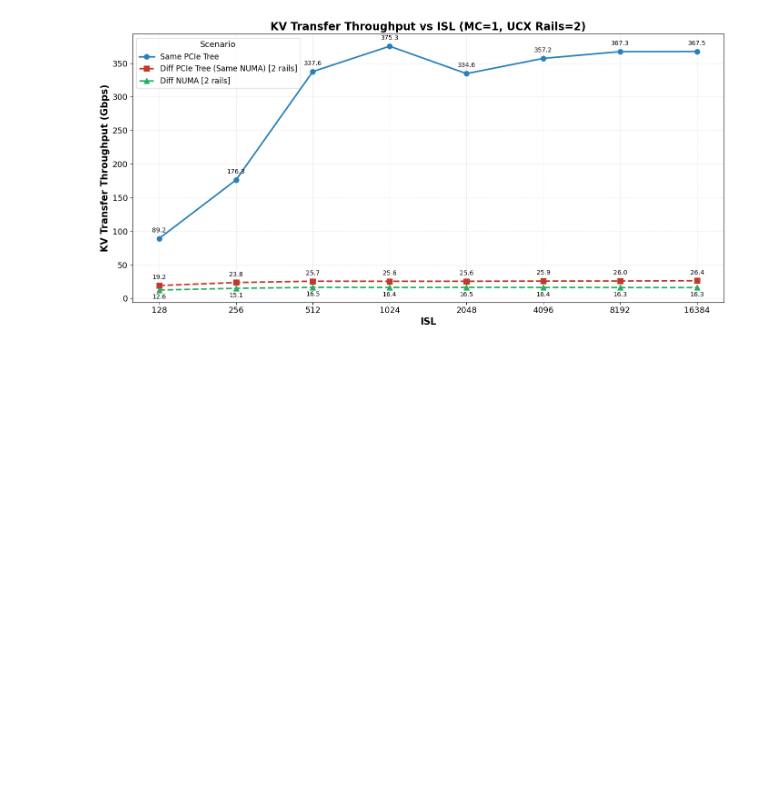
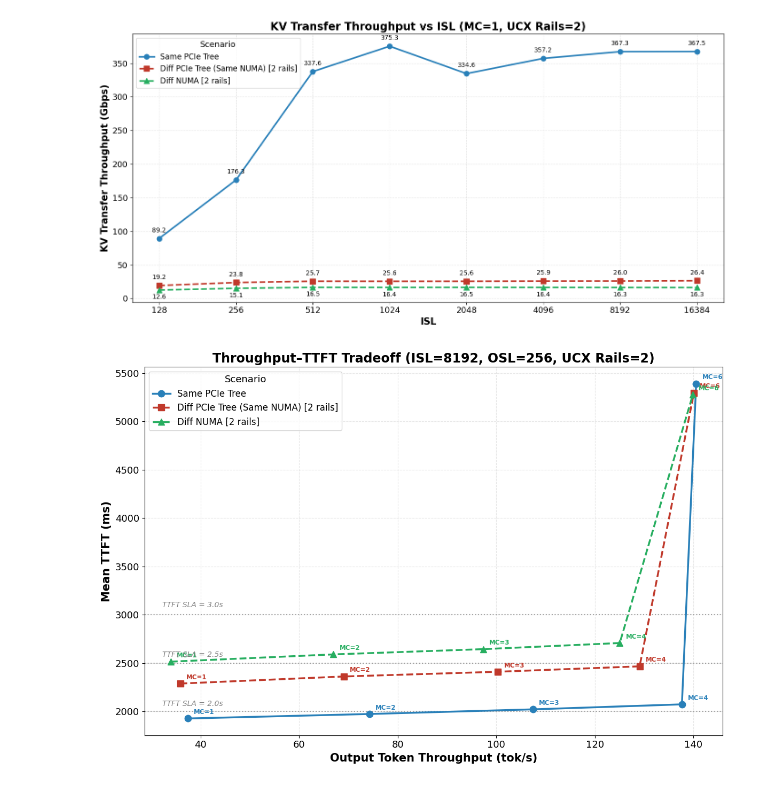
Before and after one commit to tlrmchlsmth/j-llm-d, a Jupyter notebook: glm-disagg-pcie/results/processed_data/plots/plots.ipynb, the cells around one changed output. Cells and saved outputs as stored; diff of their text form; code cells hidden in the pictures; blank space fills up the shorter version.

```diff
--- a/glm-disagg-pcie/results/processed_data/plots/plots.ipynb
+++ b/glm-disagg-pcie/results/processed_data/plots/plots.ipynb
@@ -279,0 +387,10 @@ plot_rdma_throughput(
+# %%
+plot_throughput_ttft_tradeoff(
+    '../isl8192_mc_sweep/isl8192_mc_sweep-throughput.csv',
+    '../isl8192_mc_sweep/isl8192_mc_sweep-ttft.csv',
+    title='Throughput–TTFT Tradeoff (ISL=8192, OSL=256, UCX Rails=2)',
+    sla_lines={'TTFT SLA = 2.0s': 2000, 'TTFT SLA = 2.5s': 2500, 'TTFT SLA = 3.0s': 3000},
+    ttft_cap=6000
+)
+# %% [output]
+[figure, added]
```
Also changed, not shown: parts of 6 cells of this notebook, 37 other files.
